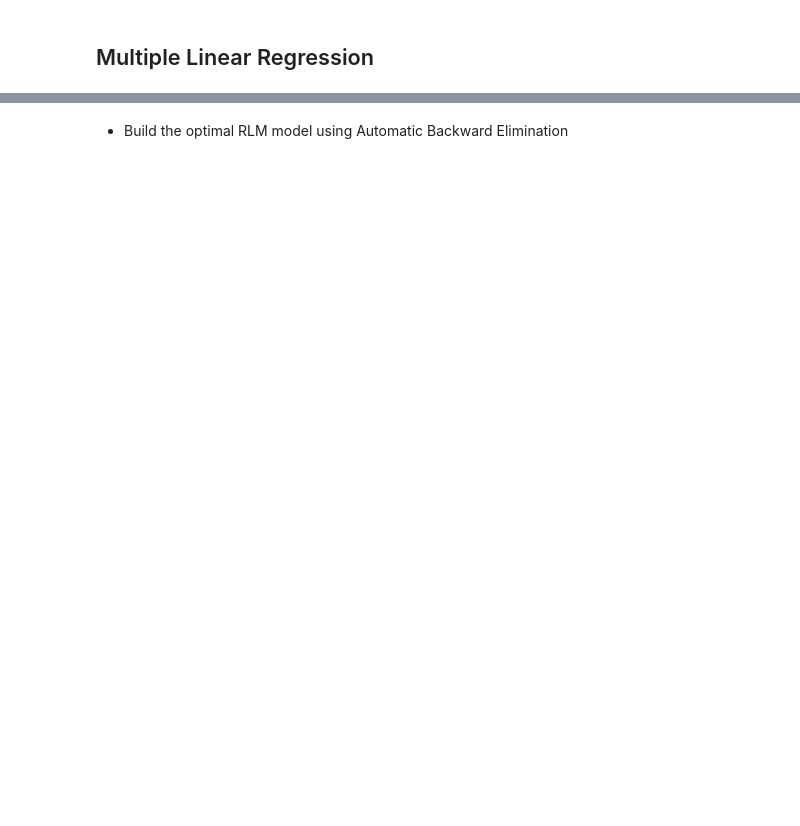
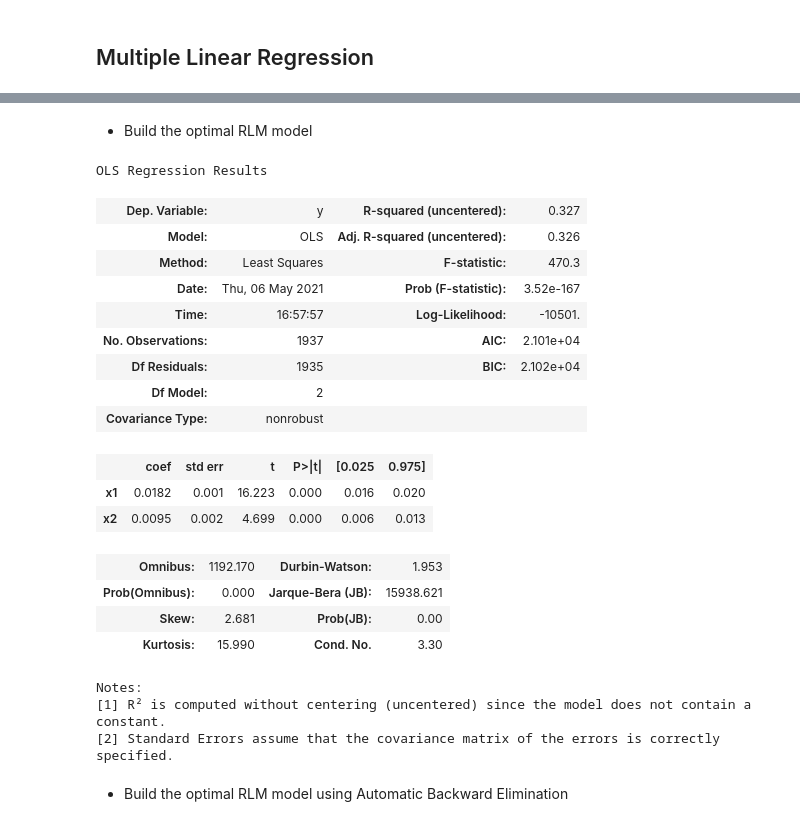
Before and after one commit to jesussantana/Supervised-Regression, a Jupyter notebook: notebooks/Sprint_12_Supevised_Regression.ipynb, the cells around one changed output, grey strips where cells are left out. Cells and saved outputs as stored; diff of their text form; code cells hidden in the pictures; blank space fills up the shorter version.

```diff
--- a/notebooks/Sprint_12_Supevised_Regression.ipynb
+++ b/notebooks/Sprint_12_Supevised_Regression.ipynb
@@ -90,2 +170,4 @@ regression.fit(X_train, y_train)
 # %%
 y_pred = regression.predict(X_test)
+# %% [markdown]
+- Build the optimal RLM model
@@ -92,3 +176,44 @@ y_pred = regression.predict(X_test)
+# %%
+X_opt = X[:, [1, 2, 3, 4, 5, 6]]
+regression_OLS = sm.OLS(endog = y, exog = X_opt.tolist()).fit()
+regression_OLS.summary()
+
+X_opt = X[:, [1, 2, 3, 4, 5]]
+regression_OLS = sm.OLS(endog = y, exog = X_opt.tolist()).fit()
+regression_OLS.summary()
+
+X_opt = X[:, [1, 2, 3, 4]]
+regression_OLS = sm.OLS(endog = y, exog = X_opt.tolist()).fit()
+regression_OLS.summary()
+
+X_opt = X[:, [1, 2, 3]]
+regression_OLS = sm.OLS(endog = y, exog = X_opt.tolist()).fit()
+regression_OLS.summary()
+
+X_opt = X[:, [1, 2]]
+regression_OLS = sm.OLS(endog = y, exog = X_opt.tolist()).fit()
+regression_OLS.summary()
+# %% [output]
+OLS Regression Results
+| Dep. Variable: | y | R-squared (uncentered): | 0.327 |
+| Model: | OLS | Adj. R-squared (uncentered): | 0.326 |
+| Method: | Least Squares | F-statistic: | 470.3 |
+| Date: | Thu, 06 May 2021 | Prob (F-statistic): | 3.52e-167 |
+| Time: | 16:57:57 | Log-Likelihood: | -10501. |
+| No. Observations: | 1937 | AIC: | 2.101e+04 |
+| Df Residuals: | 1935 | BIC: | 2.102e+04 |
+| Df Model: | 2 |  |  |
+| Covariance Type: | nonrobust |  |  |
+|  | coef | std err | t | P>|t| | [0.025 | 0.975] |
+| x1 | 0.0182 | 0.001 | 16.223 | 0.000 | 0.016 | 0.020 |
+| x2 | 0.0095 | 0.002 | 4.699 | 0.000 | 0.006 | 0.013 |
+| Omnibus: | 1192.170 | Durbin-Watson: | 1.953 |
+| Prob(Omnibus): | 0.000 | Jarque-Bera (JB): | 15938.621 |
+| Skew: | 2.681 | Prob(JB): | 0.00 |
+| Kurtosis: | 15.990 | Cond. No. | 3.30 |
+Notes:
+[1] R² is computed without centering (uncentered) since the model does not contain a constant.
+[2] Standard Errors assume that the covariance matrix of the errors is correctly specified.
 # %% [markdown]
 - Build the optimal RLM model using Automatic Backward Elimination
 # %%
```
Also changed, not shown: parts of 25 cells of this notebook.
